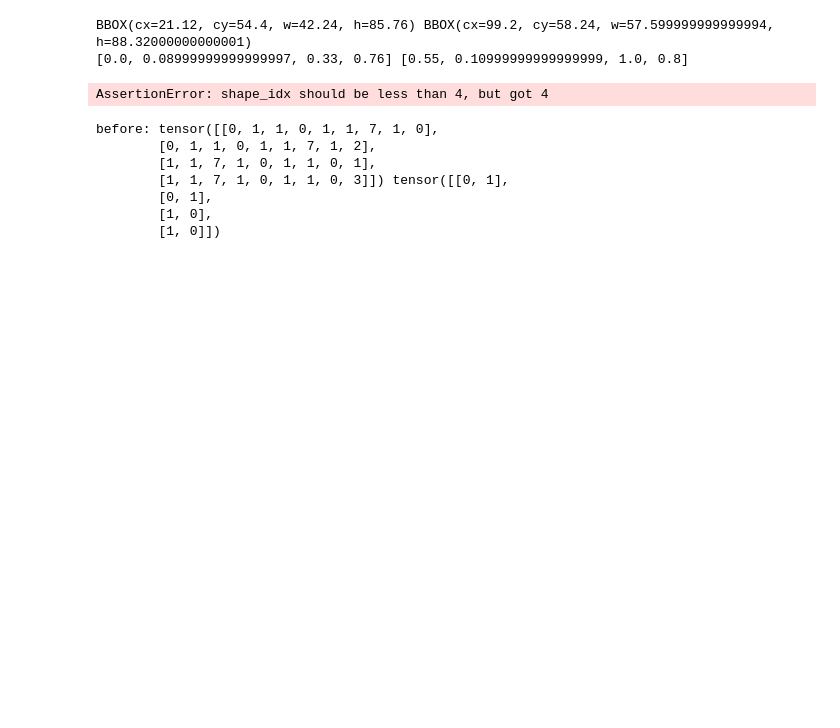
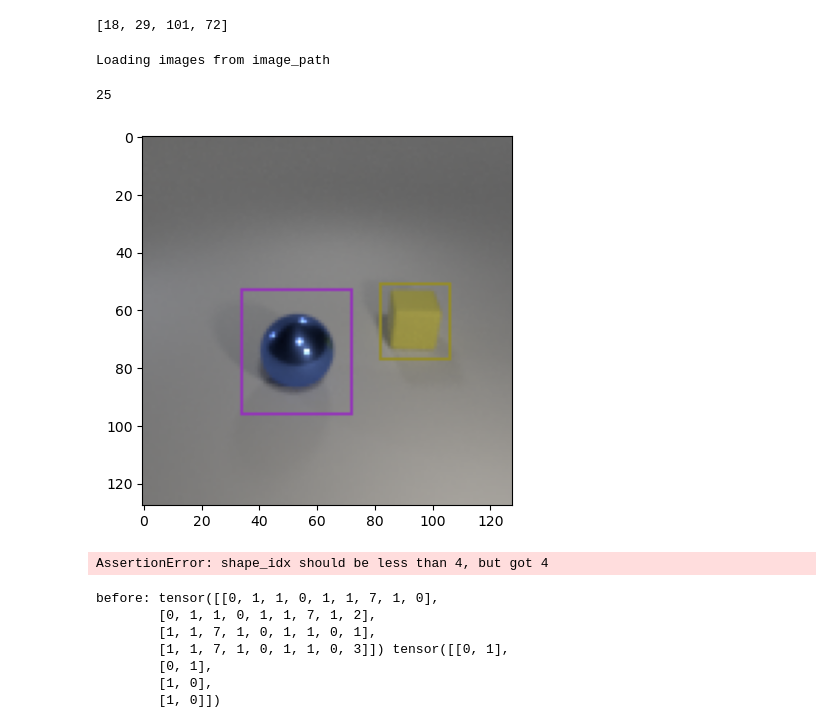
Before and after one commit to xingjian-bai/ns-diffusion, a Jupyter notebook: xingjian/baselines/bbox.ipynb, the cells around one changed output. Drawn from its saved outputs; the diff is of its cells as text; code cells hidden in the pictures; blank space fills up the shorter version.

Commit message:
Cond Image Gen(2): object + relation + global

```diff
--- a/xingjian/baselines/bbox.ipynb
+++ b/xingjian/baselines/bbox.ipynb
@@ -11,38 +8,33 @@ The autoreload extension is already loaded. To reload it, use:
-# %%
-bbox_raw1 = np.array([0.0,0.09,0.33,0.76])
-bbox_raw2 = np.array([0.55,0.11,1.0,0.8])
-
-bbox_raw1 = bbox_raw1 * 128
-bbox_raw2 = bbox_raw2 * 128
-
-
-bbox1 = BoundingBox(bbox_raw1, "lurb")
-bbox2 = BoundingBox(bbox_raw2, "lurb")
-
-image = draw_bboxes([bbox1, bbox2])
-print(str(bbox1), str(bbox2))
-image
-print(bbox1.normalized_output(), bbox2.normalized_output())
-# %% [output]
-BBOX(cx=21.12, cy=54.4, w=42.24, h=85.76) BBOX(cx=99.2, cy=58.24, w=57.599999999999994, h=88.32000000000001)
-[0.0, 0.08999999999999997, 0.33, 0.76] [0.55, 0.10999999999999999, 1.0, 0.8]
-# %%
-
-
-class RelationalDataset2O(RelationalDataset):
-    path = '/viscam/projects/ns-diffusion/dataset/clevr_rel_2objs_balanced.npz'
-    image_path = '/viscam/projects/ns-diffusion/dataset/clevr_rel_2objs_balanced_imgs/combined_file.npz'
-
-    def __init__(self, uncond_image_type="original", center_crop=True, pick_one_relation=False):
-        super().__init__(self.path, uncond_image_type=uncond_image_type, center_crop=center_crop, pick_one_relation=pick_one_relation, image_path=self.image_path)
-
-
-class RelationalDataset3O(RelationalDataset):
-    path = '/viscam/projects/ns-diffusion/dataset/clevr_rel_3objs_old.npz'
-    image_path = '/viscam/projects/ns-diffusion/dataset/clevr_rel_3objs_imgs/combined_file.npz'
-
-    def __init__(self, uncond_image_type="original", center_crop=True, pick_one_relation=False):
-        super().__init__(self.path, uncond_image_type=uncond_image_type, center_crop=center_crop, pick_one_relation=pick_one_relation, image_path=self.image_path)
+# %%
+bbox = gen_rand_bbox()
+# print(bbox)
+# print(bbox.normalized_output())
+print(bbox.normalized_output(force_int=True, normalized_range=(0, 128)))
+# %% [output]
+[18, 29, 101, 72]
+# %%
+dataset2 = RelationalDataset2O()
+# %% [output]
+Loading images from image_path
+# %%
+
+import matplotlib.pyplot as plt
+from numpy.random import randint as rand
+# show 20 images at the same time
+for _ in range (1):
+    rand_id = np.random.randint(0, len(dataset2)) % 100
+    print(f"{rand_id}")
+    clean_image, objects, relations, bboxes, generated_prompt, raw_image, raw_image_tensor, relations_ids = dataset2[rand_id]
+
+    for bbox_data in bboxes:
+        bbox = BoundingBox(bbox_data)
+        raw_image = bbox.draw(raw_image)
+
+    plt.imshow(raw_image)
+    plt.show()
+# %% [output]
+25
+[figure, added]
 # %%
 # dataset2 = RelationalDataset2O()
 dataset3 = RelationalDataset3O()
```
Also changed, not shown: parts of 2 cells of this notebook, 24 other files.
